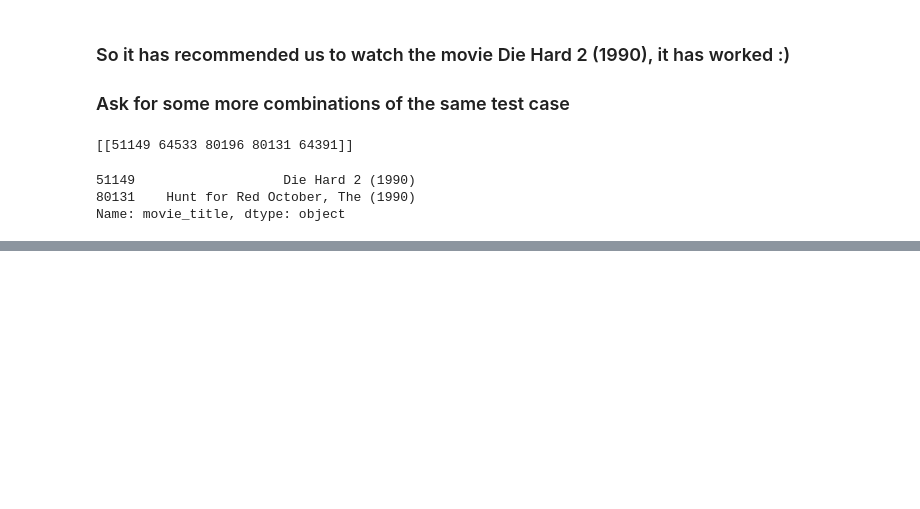
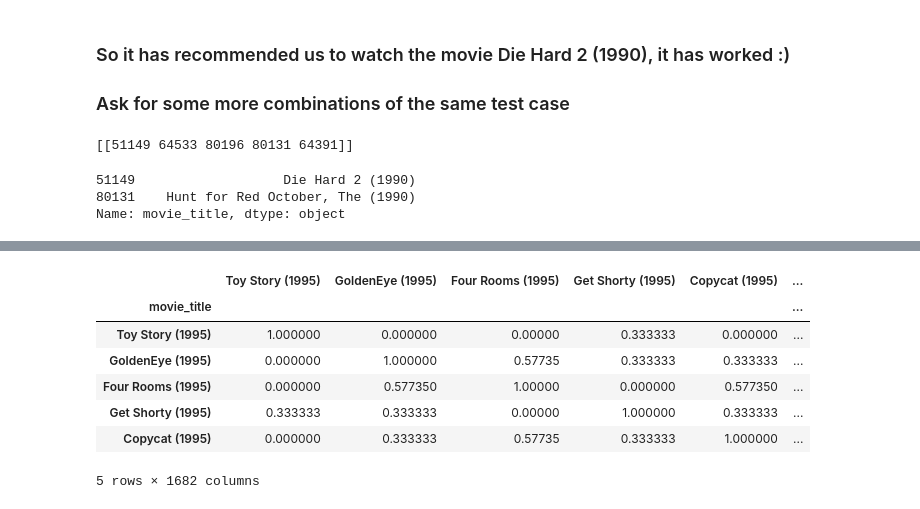
Before and after one commit to NAnnamalai/practice_machine_learning, a Jupyter notebook: movie_recommendation_engine.ipynb, the cells around one changed output, grey strips where cells are left out. Drawn from its saved outputs; the diff is of its cells as text; code cells hidden in the pictures; blank space fills up the shorter version.

```diff
--- a/movie_recommendation_engine.ipynb
+++ b/movie_recommendation_engine.ipynb
@@ -338,0 +418,14 @@ Name: movie_title, dtype: object
+# %%
+from sklearn.metrics.pairwise import cosine_similarity
+v = cosine_similarity(item_selection.values)
+similarity_data = pd.DataFrame(v, columns=item_selection.index.values, index=item_selection.index)
+similarity_data.head()
+# %% [output]
+|  | Toy Story (1995) | GoldenEye (1995) | Four Rooms (1995) | Get Shorty (1995) | Copycat (1995) | ... |
+| movie_title |  |  |  |  |  | ... |
+| Toy Story (1995) | 1.000000 | 0.000000 | 0.00000 | 0.333333 | 0.000000 | ... |
+| GoldenEye (1995) | 0.000000 | 1.000000 | 0.57735 | 0.333333 | 0.333333 | ... |
+| Four Rooms (1995) | 0.000000 | 0.577350 | 1.00000 | 0.000000 | 0.577350 | ... |
+| Get Shorty (1995) | 0.333333 | 0.333333 | 0.00000 | 1.000000 | 0.333333 | ... |
+| Copycat (1995) | 0.000000 | 0.333333 | 0.57735 | 0.333333 | 1.000000 | ... |
+5 rows × 1682 columns
```
Also changed, not shown: parts of 28 cells of this notebook.
